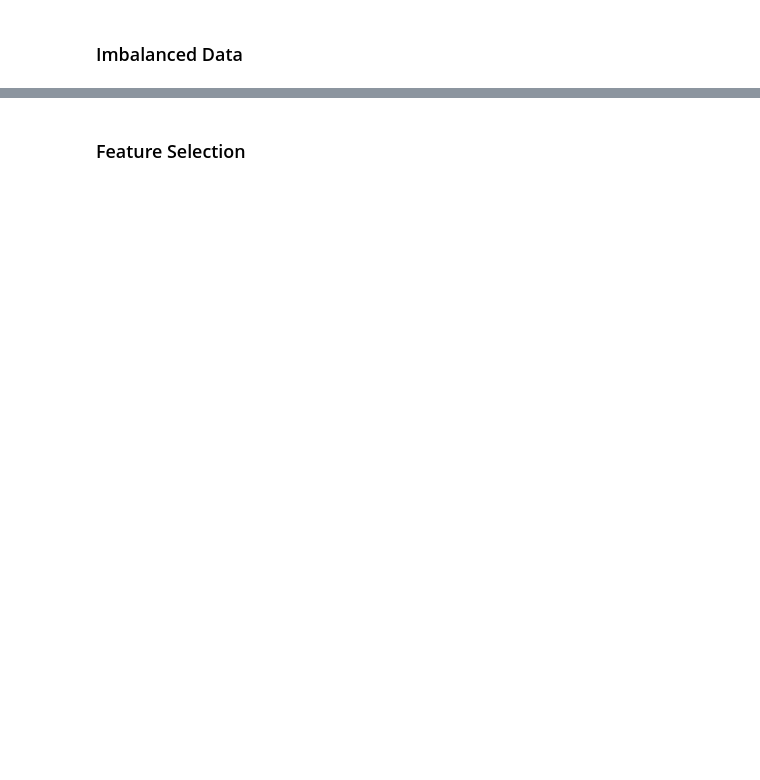
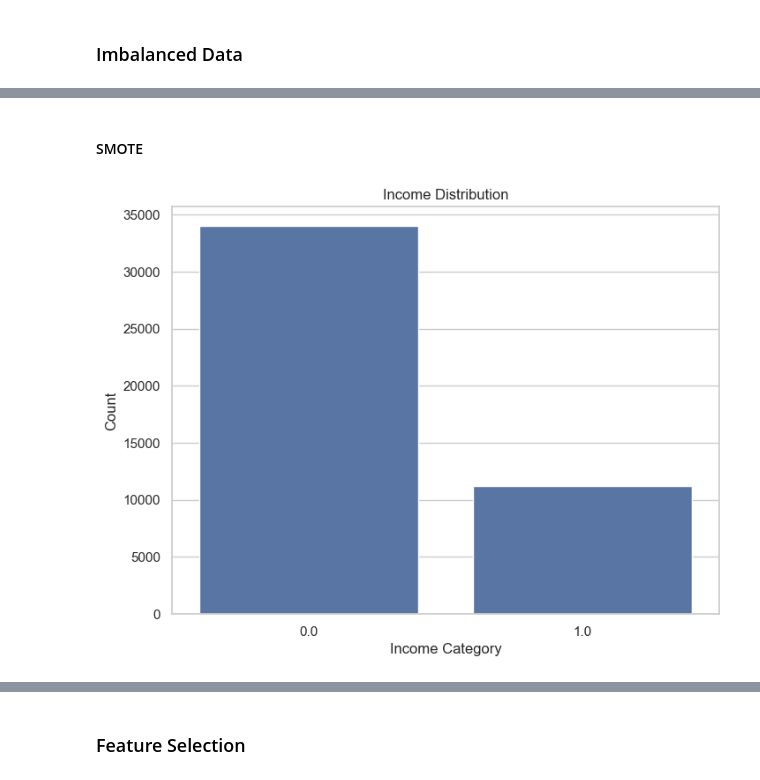
Before and after one commit to Abdelhakim-gh/DataMining_Project_Income_Prediction, a Jupyter notebook: DM_project.ipynb, the cells around one changed output, grey strips where cells are left out. Cells and saved outputs as stored; diff of their text form; code cells hidden in the pictures; blank space fills up the shorter version.

Commit message:
Data splitting

```diff
--- a/DM_project.ipynb
+++ b/DM_project.ipynb
@@ -1259,0 +1356,17 @@ dtype: int64
+# %%
+# Define workload categories based on hours-per-week
+def workload_category(hours):
+    if hours < 20:
+        return 'Low'
+    elif 20 <= hours <= 40:
+        return 'Moderate'
+    elif 40 < hours <= 60:
+        return 'High'
+    else:
+        return 'Very High'
+
+# Apply workload binning
+df['Workload_Category'] = df['hours-per-week'].apply(workload_category)
+
+# Display the distribution of workload categories
+df['Workload_Category'].value_counts()
@@ -1259,0 +1453,5 @@ dtype: int64
+# %%
+# Drop unnecessary columns
+columns_to_drop = ['avg_hours_per_week', 'Net_Capital_Gain', 'Log_hours_per_week', 'Log_Net_Capital_Gain']
+df = df.drop(columns_to_drop, axis=1)
+df.columns
@@ -1263,0 +1469,7 @@ dtype: int64
+# %%
+categoricals = list(df.select_dtypes(include='object'))
+# %%
+# Print value counts for each categorical column
+for col in categoricals:
+    print(f'\nunique values for {col}:')
+    print(df[col].unique())
@@ -1263,0 +1544,16 @@ dtype: int64
+# %% [markdown]
+#### SMOTE
+# %%
+import seaborn as sns
+
+import matplotlib.pyplot as plt
+
+# Count plot for the income attribute
+plt.figure(figsize=(8, 6))
+sns.countplot(data=df, x='income')
+plt.title('Income Distribution')
+plt.xlabel('Income Category')
+plt.ylabel('Count')
+plt.show()
+# %% [output]
+[figure, added]
```
Also changed, not shown: parts of 30 cells of this notebook, 3 other files.
